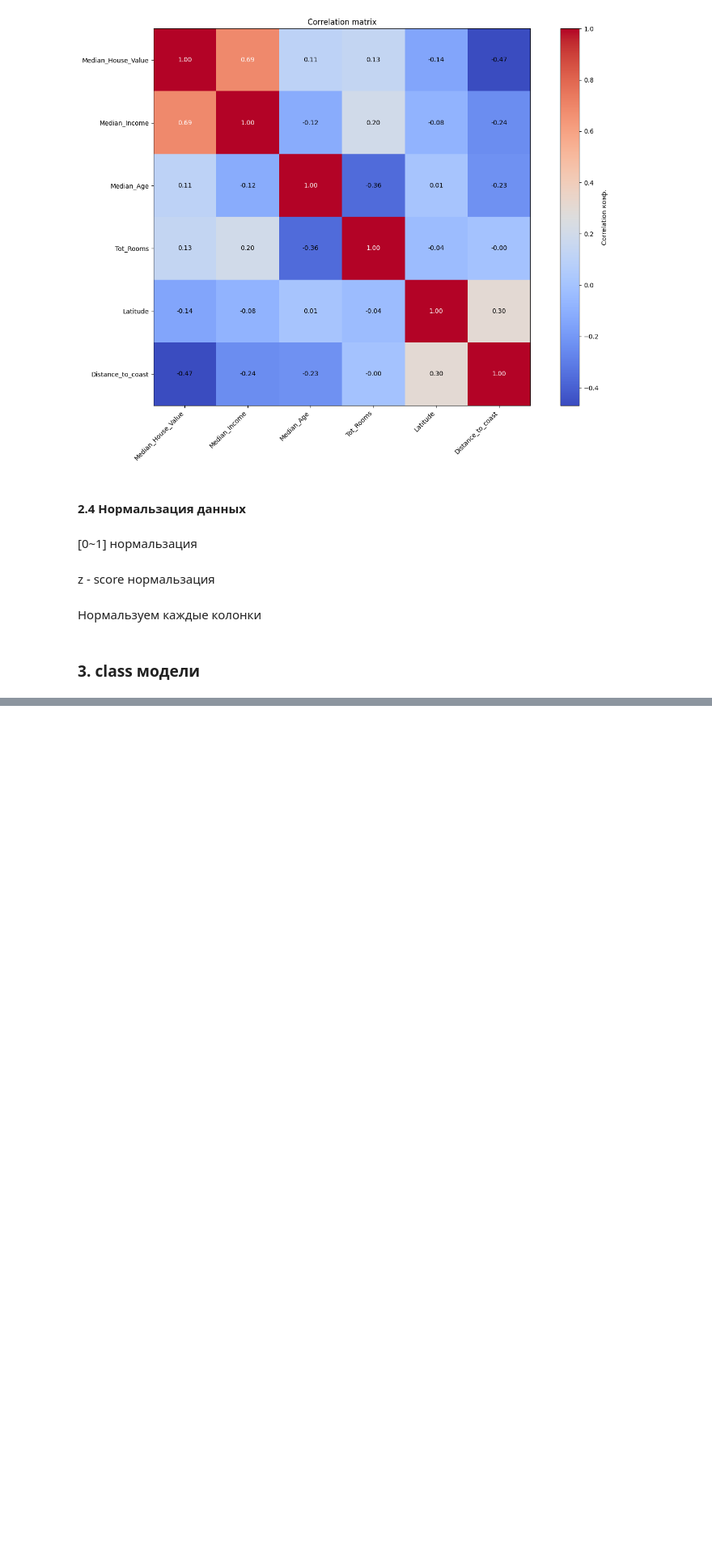
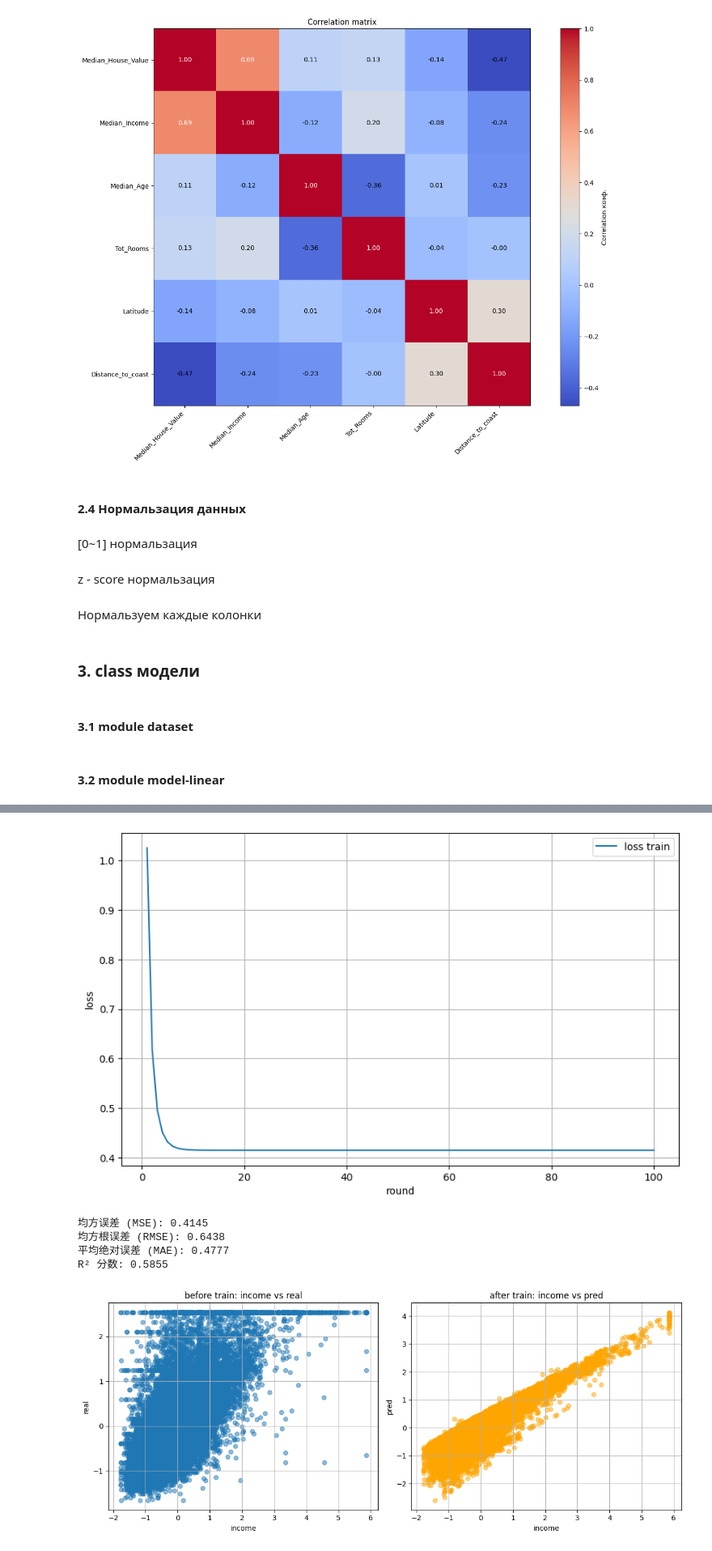
Before and after one commit to bailight/Study-note, a Jupyter notebook: СИИ/lab1.ipynb, the cells around one changed output, grey strips where cells are left out. Shown: that part at 81% size. Cells and saved outputs as stored; diff of their text form; code cells hidden in the pictures; blank space fills up the shorter version.

```diff
--- a/СИИ/lab1.ipynb
+++ b/СИИ/lab1.ipynb
@@ -225,5 +207,7 @@ X.to_csv('input.csv', index=False)
 y.to_csv('output.csv', index=False)
 # %% [markdown]
 ### 3.  class модели
+# %% [markdown]
+#### 3.1 module dataset
 # %%
 class CSVDataset(Dataset):
@@ -241,3 +260,5 @@ class CSVDataset(Dataset):
 
     def get_feature_dim(self):
         return self.x_data.shape[1]
+# %% [markdown]
+#### 3.2 module model-linear
@@ -245,3 +443,28 @@ class CSVDataset(Dataset):
 H_dataset = CSVDataset('input.csv', 'output.csv')
 
 train_loader = H_dataset.get_dataloader(batch_size=64)
+
+model = model_linear(H_dataset.get_feature_dim(), is_classification=False)
+
+model.fit(train_loader, epochs=100, lr=0.001)
+
+# 绘制训练曲线
+model.plot_training_curve()
+
+# # 评估模型
+metrics = model.evaluate(train_loader)
+
+# # 获取预测结果
+y_pred = model.predict(H_dataset.x_data.values)
+y_true = H_dataset.y_data
+
+# # 绘制训练前后的差异（使用第一个特征进行可视化）
+first_feature = H_dataset.x_data.iloc[:, 0].values
+plot_predictions(
+    y_true,
+    y_pred,
+    is_classification=False,
+    feature=first_feature,
+    feature_name="income"
+)
+# %% [output]
@@ -247,0 +481,6 @@ train_loader = H_dataset.get_dataloader(batch_size=64)
+[figure, added]
+均方误差 (MSE): 0.4145
+均方根误差 (RMSE): 0.6438
+平均绝对误差 (MAE): 0.4777
+R² 分数: 0.5855
+[figure, added]
```
Also changed, not shown: parts of 6 cells of this notebook, 2 other files.
